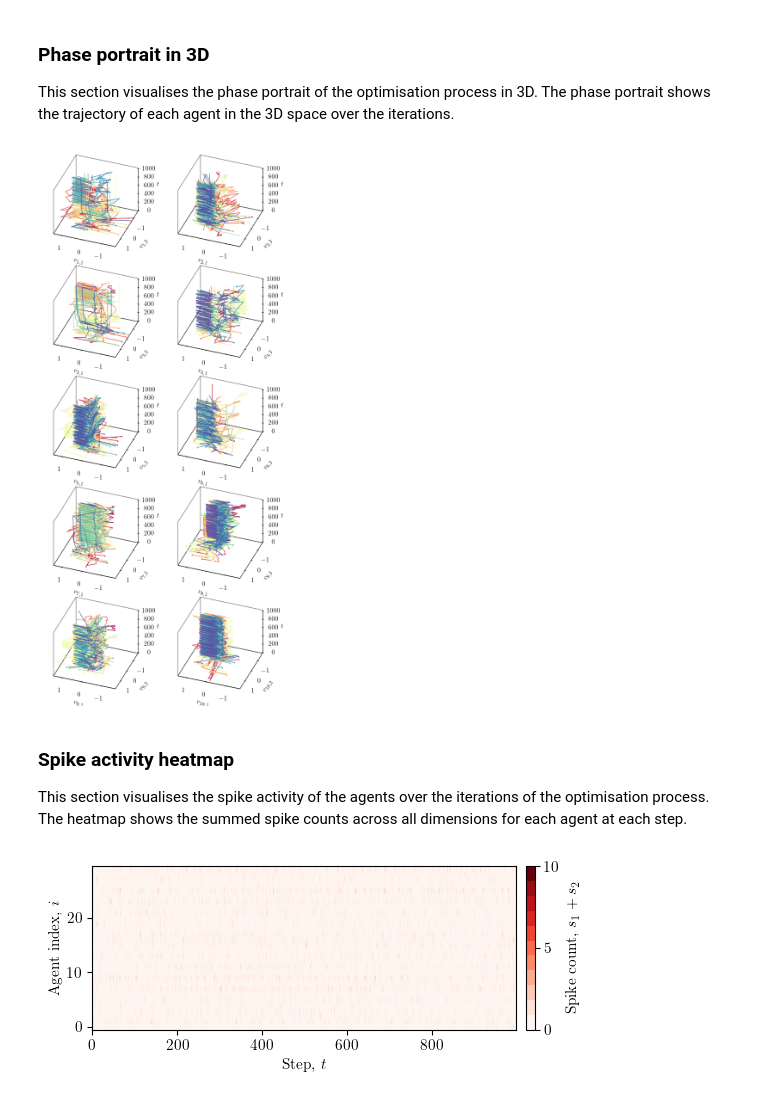
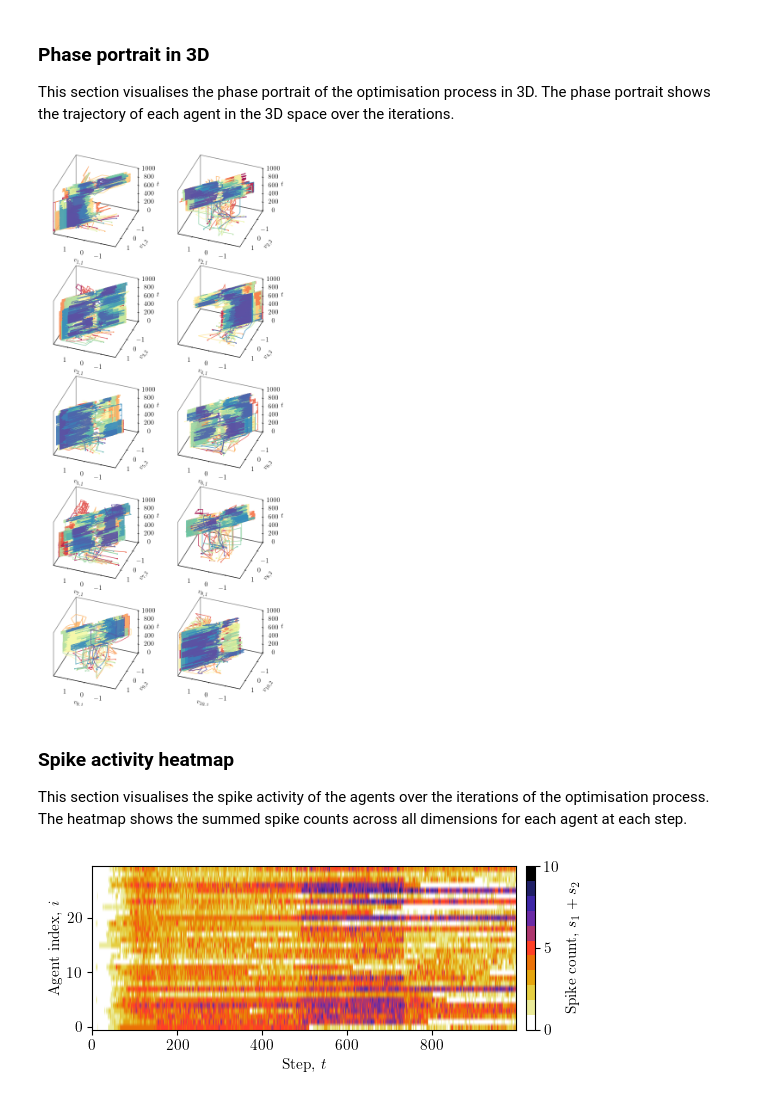
Before and after one commit to neuroptimiser/neuroptimiser, a Jupyter notebook: exp/Example2.ipynb, the cells around one changed output. Saved outputs shown, nothing was run; the diff lists cells and outputs as text; code cells hidden in the pictures.

```diff
--- a/exp/Example2.ipynb
+++ b/exp/Example2.ipynb
@@ -66,7 +66,7 @@ In this section, we define the problem parameters, including the number of steps
 num_steps       = 1000       # Number of iterations
 num_dimensions  = 10         # Number of dimensions for the problem
 num_agents      = 30        # Number of agents/units in the Neuroptimiser
-num_neighbours  = 15        # Number of neighbours for each agent/unit
+num_neighbours  = 5        # Number of neighbours for each agent/unit
 
 coco_suite      = "bbob"  # COCO suite to use
 problem_id      = 0        # Problem ID from the COCO framework
@@ -80,7 +80,7 @@ config_params = dict(
     num_agents      = num_agents,
     spiking_core    = "TwoDimSpikingCore",
     num_neighbours  = num_neighbours,
-    neuron_topology = "2dr",
+    neuron_topology = "random",
     unit_topology   = "random",
 )
 
@@ -89,7 +89,7 @@ neuropt_custom_params = [   # Specify the custom parameters for the spiking core
      "coeffs": "random",
      "spk_cond": "fixed",
      "hs_operator": "swarm",
-     "hs_variant": "cogsocial"
+     "hs_variant": "neighbourhood"
      },
     # {"name": "izhikevich",  # 33% of the units will use this core
     #  "coeffs": "random",
@@ -97,12 +97,12 @@ neuropt_custom_params = [   # Specify the custom parameters for the spiking core
     #  "hs_operator": "differential",
     #  "hs_variant": "current-to-best",
     #  },
-    {"name": "izhikevich",  # 33% of the units will use this core
-     "coeffs": "random",
-     "spk_cond": "l2",
-     "hs_operator": "directional",
-     "hs_variant": "gbest",
-     },
+    # {"name": "izhikevich",  # 33% of the units will use this core
+    #  "coeffs": "random",
+    #  "spk_cond": "l2",
+    #  "hs_operator": "directional",
+    #  "hs_variant": "gbest",
+    #  },
 ]
 
 # Additional parameters
@@ -507,30 +522,30 @@ fig.tight_layout()
 
 save_this(fig, _in="portrait_3d")
 # %% [output]
-[figure, old version]
+[figure, new version]
 # %% [markdown]
 ### Spike activity heatmap
 This section visualises the spike activity of the agents over the iterations of the optimisation process. The heatmap shows the summed spike counts across all dimensions for each agent at each step.
 # %%
 fig, ax = plt.subplots(figsize=(width*0.9, height * 0.6))
 
 spikes_sum = np.sum(spikes, axis=2)
-cmap = plt.get_cmap("Reds", num_dimensions+1)
+cmap = plt.get_cmap("CMRmap_r", num_dimensions+1)
 im = ax.imshow(spikes_sum.T, aspect='auto', origin='lower',
                cmap=cmap, vmin=0, vmax=num_dimensions)
 
 ax.set_xlabel(r"Step, $t$")
 ax.set_ylabel(r"Agent index, $i$")
 
 cbar = fig.colorbar(im, ax=ax, pad=0.02, ticks=[0, num_dimensions//2, num_dimensions])
 cbar.set_label(r"Spike count, $s_{1}+s_{2}$")
 
 ax.patch.set_alpha(0)
 fig.tight_layout()
 
 save_this(fig, _in="spikes_hm")
 # %% [output]
-[figure, old version]
+[figure, new version]
 # %%
 fig, ax = plt.subplots(figsize=(width*0.9, height*0.6))
 
```
Also changed, not shown: parts of 17 cells of this notebook, 1 other file.
